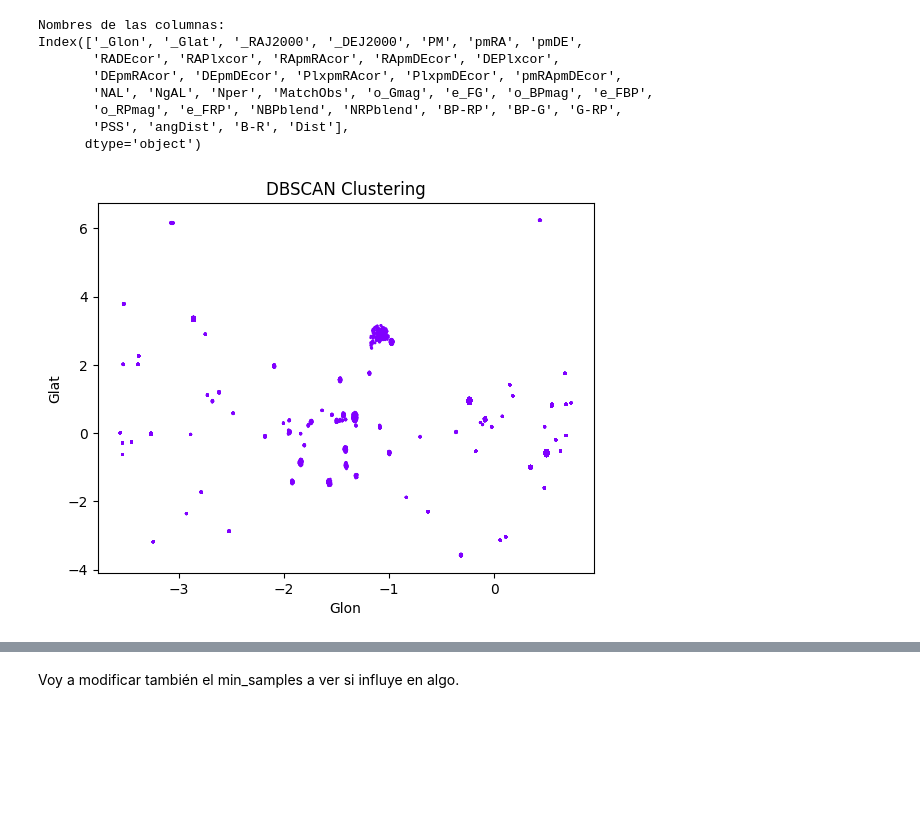
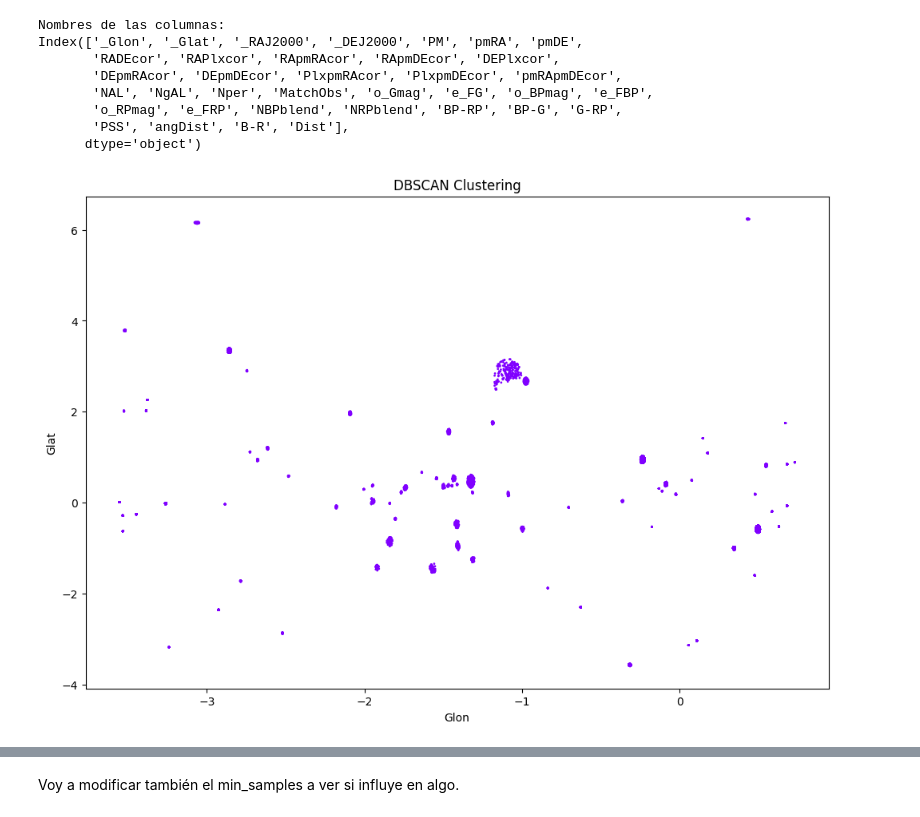
Before and after one commit to TatianaCC/STARS_FinalProject, a Jupyter notebook: src/Class_DBSCAN.ipynb, the cells around one changed output, grey strips where cells are left out. Drawn from its saved outputs; the diff is of its cells as text; code cells hidden in the pictures; blank space fills up the shorter version.

```diff
--- a/src/Class_DBSCAN.ipynb
+++ b/src/Class_DBSCAN.ipynb
@@ -24,23 +25,23 @@ Index(['_Glon', '_Glat', '_RAJ2000', '_DEJ2000', 'PM', 'pmRA', 'pmDE',
 # %%
 # Convertir el DataFrame completo a un array NumPy
 X_train_array = X_train.to_numpy()
 
-#Crear y ajustar el modelo OPTICS
-
+#Crear y ajustar el modelo DBSCAN
 model = DBSCAN(eps=0.5, min_samples=5)
 model.fit(X_train_array)
 
 # Obtener los labels de los clústeres
 labels = model.labels_
 
 # Paso 4: Visualizar los resultados (selecciona dos características para plotear)
+plt.figure(figsize=(12, 8))
 plt.scatter(X_train_array[:, 0], X_train_array[:, 1], c=labels, cmap='rainbow', marker='o', s=1)
 plt.title('DBSCAN Clustering')
 plt.xlabel('Glon')
 plt.ylabel('Glat')
 plt.show()
 # %% [output]
-[figure, old version]
+[figure, new version]
 # %%
 # Convertir el DataFrame completo a un array NumPy
 X_train_array = X_train.to_numpy()
```
Also changed, not shown: parts of 5 cells of this notebook, 7 other files.
